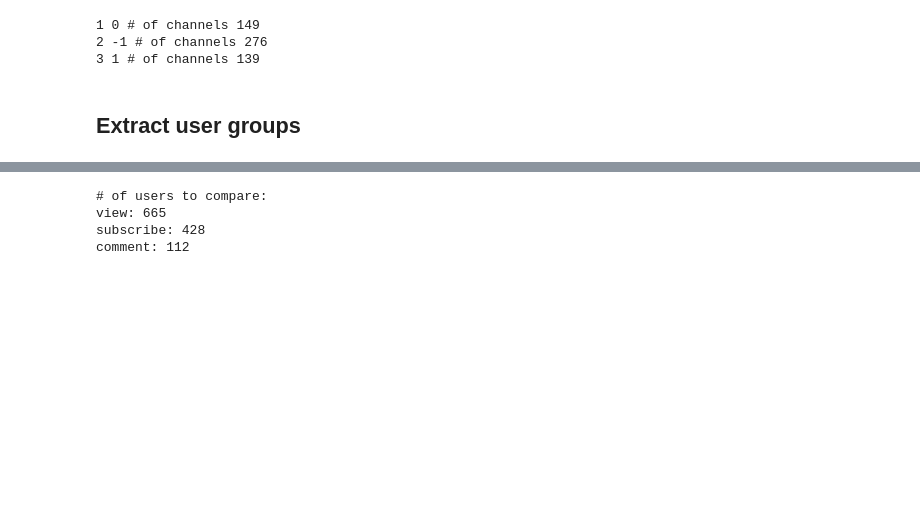
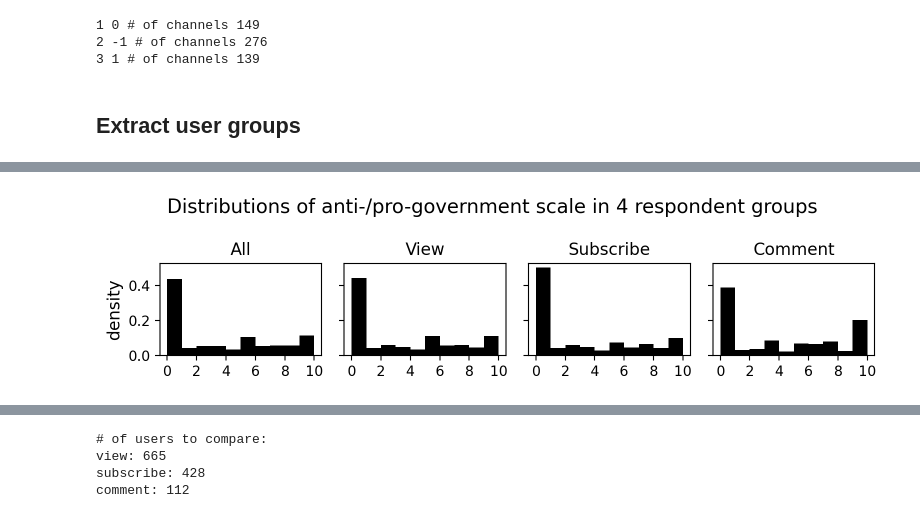
Before and after one commit to yijingch/invisible-public, a Jupyter notebook: src/analysis/062624-user-level-disparity.ipynb, the cells around one changed output, grey strips where cells are left out. Cells and saved outputs as stored; diff of their text form; code cells hidden in the pictures; blank space fills up the shorter version.

Commit message:
update notebook for revision analysis

```diff
--- a/src/analysis/062624-user-level-disparity.ipynb
+++ b/src/analysis/062624-user-level-disparity.ipynb
@@ -34,12 +36,13 @@ view_all = pd.read_csv(DATAPATH + "youtube/yt_watch.csv", sep=";")
 view_all = view_all[["respondent_id","titleUrl","channel_url", "timestamp"]].rename(columns={"titleUrl":"video_url"})
 view_all["channel_id"] = view_all["channel_url"].map(lambda x: x.split("/")[-1] if str(x)!= "nan" else np.NaN)
 view_all["video_id"] = view_all["video_url"].map(lambda x: get_videoid(x))
-view_all = view_all.dropna(subset = ["respondent_id", "video_id", "channel_id"])[["respondent_id","channel_id","video_id","timestamp"]]
+view_all = view_all[["respondent_id","channel_id","video_id","timestamp"]]
+# view_all = view_all.dropna(subset = ["respondent_id", "video_id", "channel_id"])[["respondent_id","channel_id","video_id","timestamp"]]
 
 subscribe_all = pd.read_csv(DATAPATH + "youtube/yt_subscriptions.csv", sep=";")[["respondent_id","channel_id"]]
 
 comment_all = pd.read_csv(DATAPATH + "youtube/yt_comments_from2018may_to2023may_new.csv", sep=";").rename(columns={"snippet.channelId":"channel_id"})
-comment_all = comment_all[["respondent_id","video_id", "channel_id"]].dropna()
+comment_all = comment_all[["respondent_id","video_id", "channel_id"]] # do not dropna
 comment_public = pd.read_pickle(DATAPATH + "youtube/yt_comments_public_061824.pkl")
 
 view_all["timestamp"] = pd.to_datetime(view_all["timestamp"])
@@ -147,5 +163,19 @@ uv = set(hupol_view["respondent_id"].tolist())
 us = set(hupol_subscribe["respondent_id"].tolist())
 uc = set(hupol_comment["respondent_id"].tolist())
 
-UGROUPS = [uall, uytb, upol, uhup, uv, us, uc]
-UGROUPS_LAB = ["ALL", "YTB", "POL", "POL-HU", "VIEW", "SBSC", "CMNT"]
+# # filter for high-interet / low-interest group
+# these_respondents = set(pol_df[pol_df["interest_politics"].isin([3,4])]["respondent_id"].tolist())
+# uall = set(uall).intersection(these_respondents)
+# uytb = set(uytb).intersection(these_respondents)
+# upol = set(upol).intersection(these_respondents)
+# uhup = set(uhup).intersection(these_respondents)
+# uv = set(uv).intersection(these_respondents)
+# us = set(us).intersection(these_respondents)
+# uc = set(uc).intersection(these_respondents)
+
+# UGROUPS = [uall, uytb, upol, uhup, uv, us, uc]
+# UGROUPS_LAB = ["ALL", "YTB", "POL", "POL-HU", "VIEW", "SBSC", "CMNT"]
+
+
+UGROUPS = [uall, uv, us, uc]
+UGROUPS_LAB = ["All", "View", "Subscribe", "Comment"]
@@ -179,3 +227,26 @@ axes[-1].set_visible(False)
+# %%
+## after revision
+
+fig,axes = plt.subplots(ncols=4, figsize=(8,2), sharey=True)
+
+varname = "feel_thm_fdsz"
+varname_display = "Distributions of anti-/pro-government scale in 4 respondent groups"
+# varname = "lftRght"
+# varname_display = "left/right (interested)"
+# varname=""
+
+for i,(ax,u,lab) in enumerate(zip(axes, UGROUPS, UGROUPS_LAB)):
+    sub_df = pol_df[pol_df["respondent_id"].isin(u)]
+    ax.hist(sub_df[varname], density=True, bins=10, color="black", weights=sub_df["weight"])
+    ax.set_title(lab, fontsize=12)
+    # ax.set_xticks([*range(1,8,2)], [*range(1,8,2)])
+    ax.set_xticks([*range(0,12,2)], [*range(0,12,2)])
+axes[0].set_ylabel("density", fontsize=12)
+plt.suptitle(varname_display, fontsize=14)
+plt.tight_layout()
+# plt.savefig(OUTPATH + f"distribution-user-{varname}-diff-pol-activities-weighted-4grp.pdf", dpi=300, bbox_inches="tight")
+# %% [output]
+[figure, added]
 # %%
 from scipy.stats import kurtosis
 
```
Also changed, not shown: parts of 20 cells of this notebook, 8 other files.
